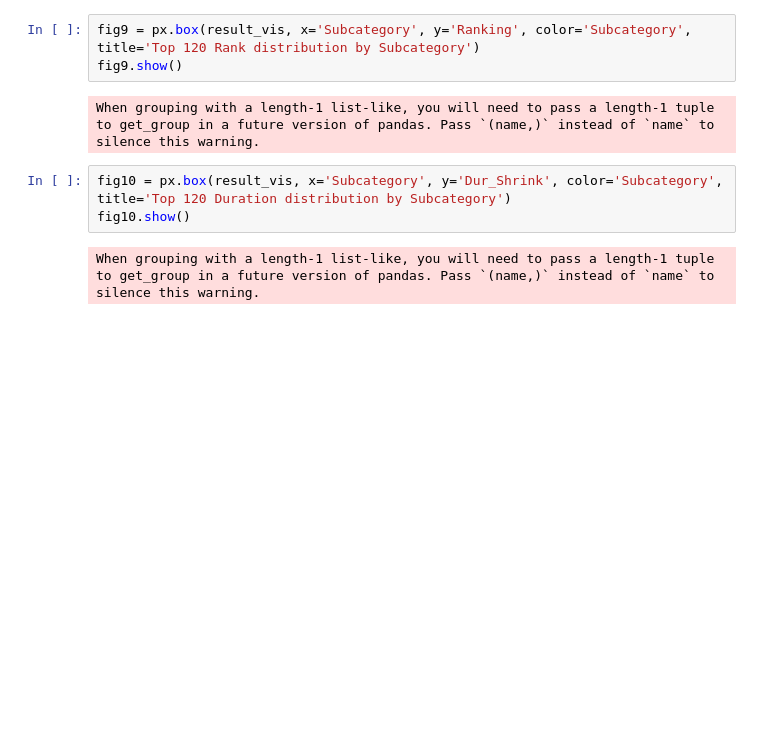
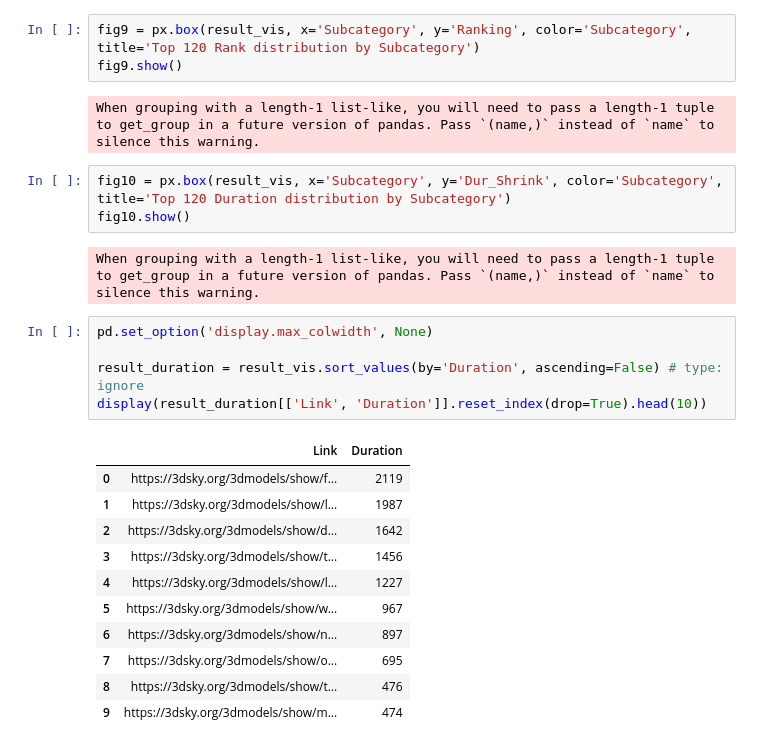
Before and after one commit to mi-alex/3ddd_Project, a Jupyter notebook: 3ddd.ipynb, the cells around one changed output. Saved outputs shown, nothing was run; the diff lists cells and outputs as text; blank space fills up the shorter version.

```diff
--- a/3ddd.ipynb
+++ b/3ddd.ipynb
@@ -300,3 +300,20 @@ fig10 = px.box(result_vis, x='Subcategory', y='Dur_Shrink', color='Subcategory',
 fig10.show()
 # %% [output]
 When grouping with a length-1 list-like, you will need to pass a length-1 tuple to get_group in a future version of pandas. Pass `(name,)` instead of `name` to silence this warning.
+# %%
+pd.set_option('display.max_colwidth', None)
+
+result_duration = result_vis.sort_values(by='Duration', ascending=False) # type: ignore
+display(result_duration[['Link', 'Duration']].reset_index(drop=True).head(10))
+# %% [output]
+|  | Link | Duration |
+| 0 | https://3dsky.org/3dmodels/show/f... | 2119 |
+| 1 | https://3dsky.org/3dmodels/show/l... | 1987 |
+| 2 | https://3dsky.org/3dmodels/show/d... | 1642 |
+| 3 | https://3dsky.org/3dmodels/show/t... | 1456 |
+| 4 | https://3dsky.org/3dmodels/show/l... | 1227 |
+| 5 | https://3dsky.org/3dmodels/show/w... | 967 |
+| 6 | https://3dsky.org/3dmodels/show/n... | 897 |
+| 7 | https://3dsky.org/3dmodels/show/o... | 695 |
+| 8 | https://3dsky.org/3dmodels/show/t... | 476 |
+| 9 | https://3dsky.org/3dmodels/show/m... | 474 |
```
Also changed, not shown: parts of 1 cell of this notebook, 1 other file.
